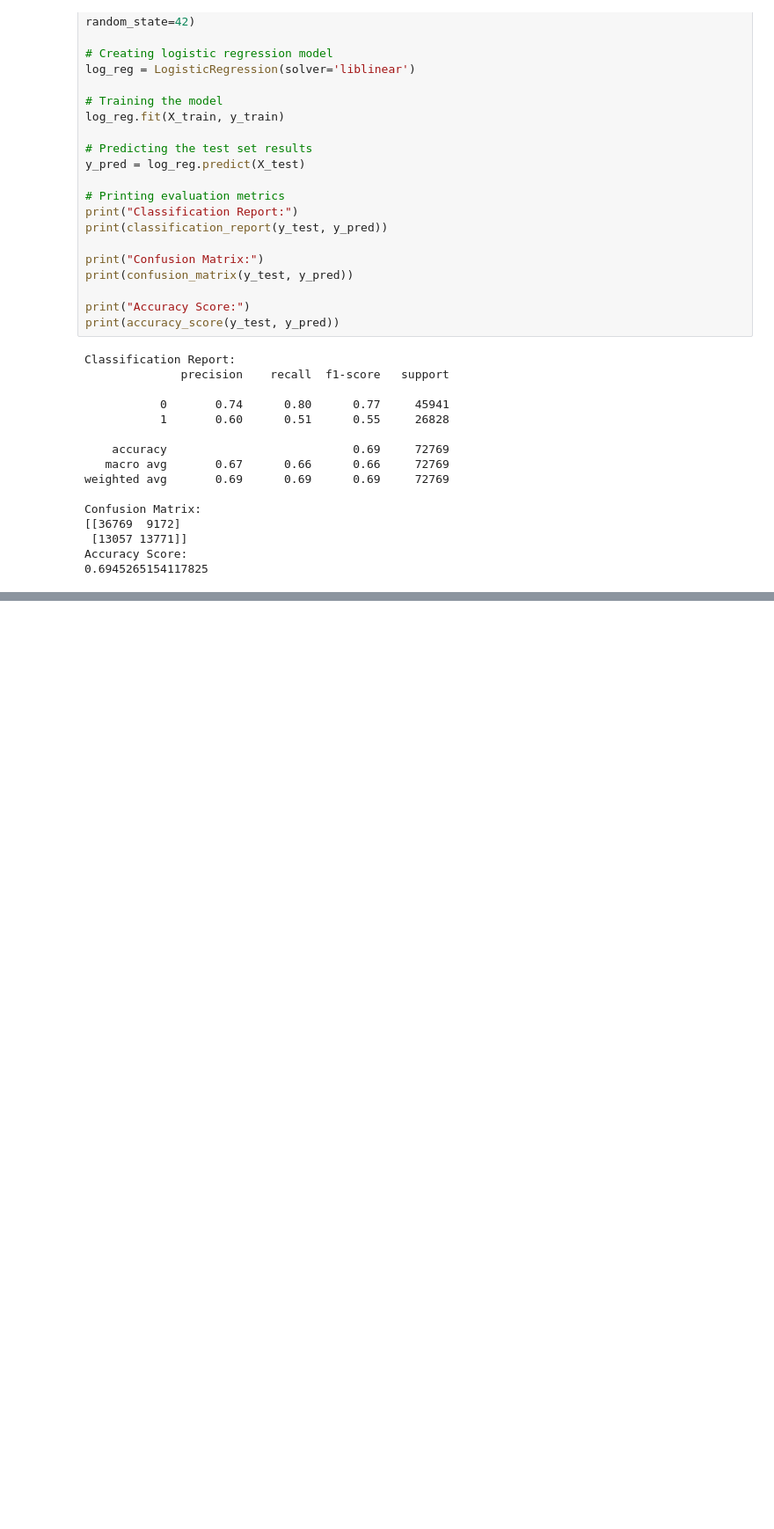
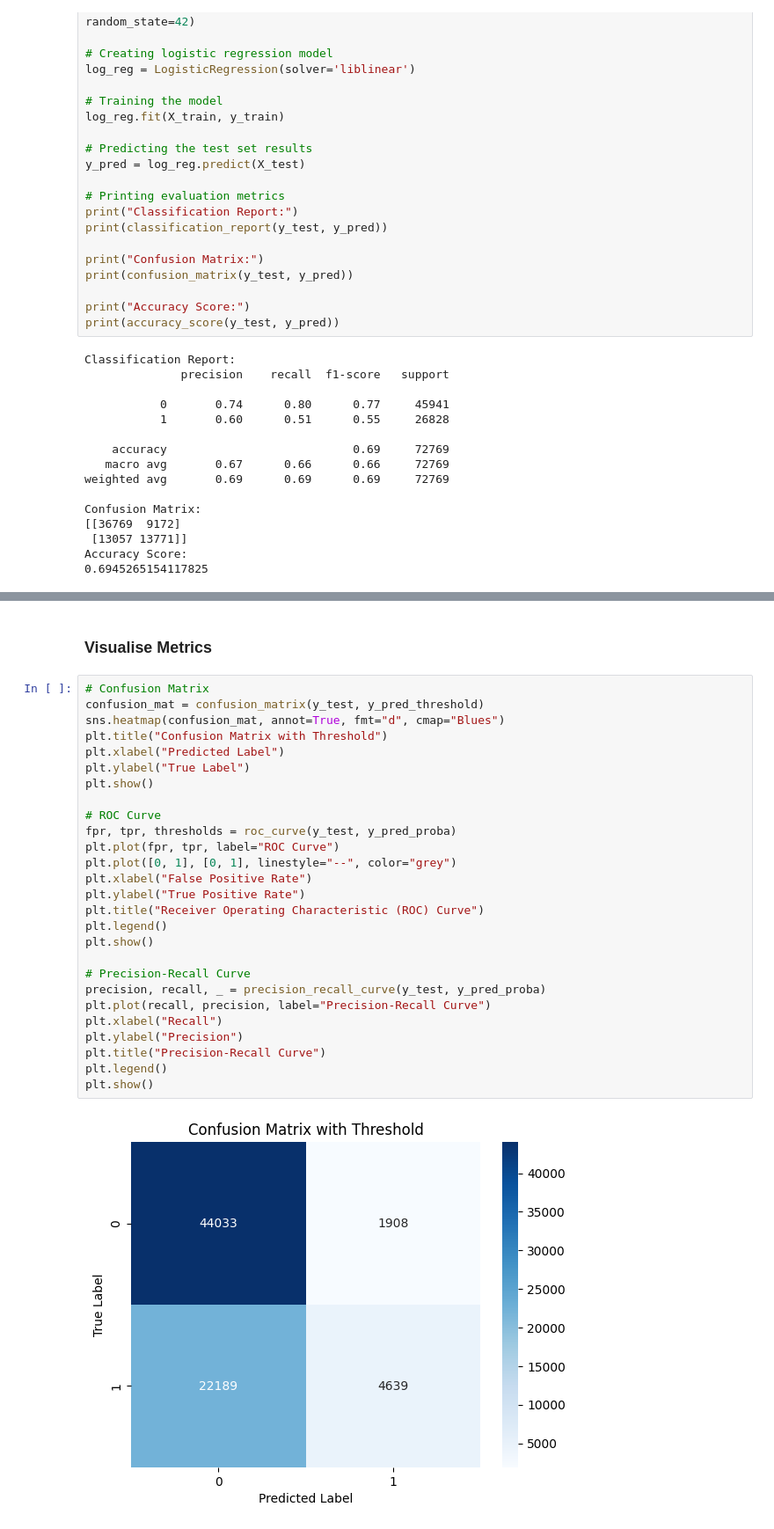
Before and after one commit to Brittanysacha/Mini-Project-V, a Jupyter notebook: mini_project_V.ipynb, the cells around one changed output, grey strips where cells are left out. Shown at 88% size. Cells and saved outputs as stored; diff of their text form; blank space fills up the shorter version.

```diff
--- a/mini_project_V.ipynb
+++ b/mini_project_V.ipynb
@@ -800,0 +574,31 @@ print(classification_report(y_test, y_pred))
+# %% [markdown]
+### Visualise Metrics
+# %%
+# Confusion Matrix
+confusion_mat = confusion_matrix(y_test, y_pred_threshold)
+sns.heatmap(confusion_mat, annot=True, fmt="d", cmap="Blues")
+plt.title("Confusion Matrix with Threshold")
+plt.xlabel("Predicted Label")
+plt.ylabel("True Label")
+plt.show()
+
+# ROC Curve
+fpr, tpr, thresholds = roc_curve(y_test, y_pred_proba)
+plt.plot(fpr, tpr, label="ROC Curve")
+plt.plot([0, 1], [0, 1], linestyle="--", color="grey")
+plt.xlabel("False Positive Rate")
+plt.ylabel("True Positive Rate")
+plt.title("Receiver Operating Characteristic (ROC) Curve")
+plt.legend()
+plt.show()
+
+# Precision-Recall Curve
+precision, recall, _ = precision_recall_curve(y_test, y_pred_proba)
+plt.plot(recall, precision, label="Precision-Recall Curve")
+plt.xlabel("Recall")
+plt.ylabel("Precision")
+plt.title("Precision-Recall Curve")
+plt.legend()
+plt.show()
+# %% [output]
+[figure, added]
```
Also changed, not shown: parts of 72 cells of this notebook, 1 other file.
